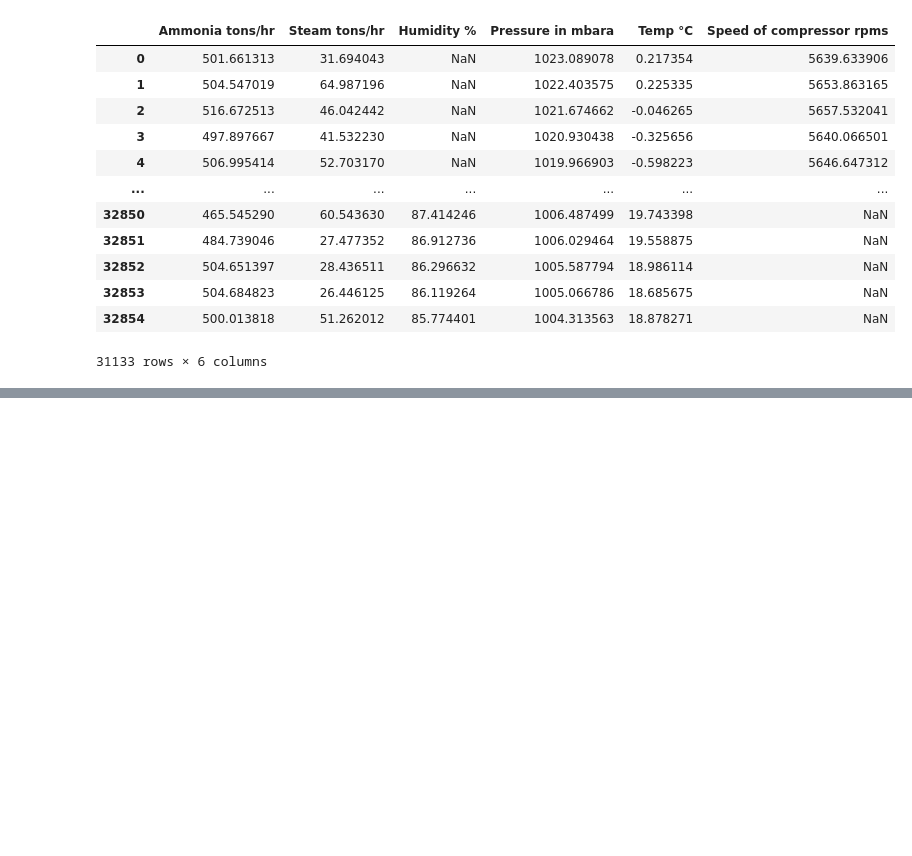
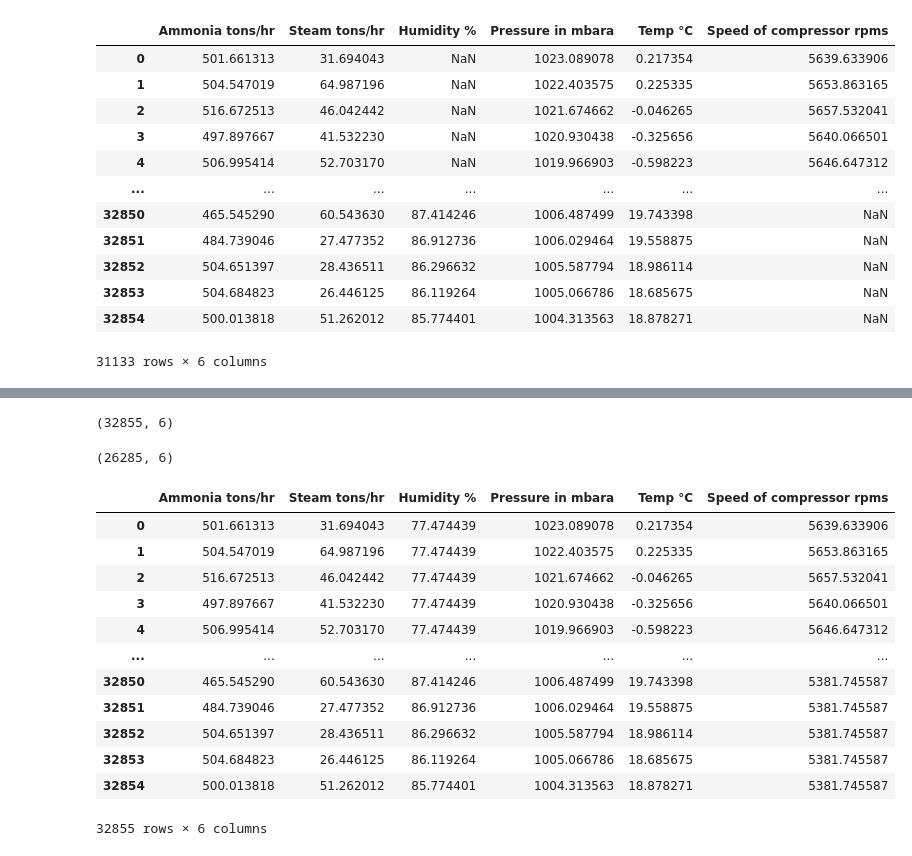
Before and after one commit to MurtazaJ/yara_challenge, a Jupyter notebook: visualisations.ipynb, the cells around one changed output, grey strips where cells are left out. Saved outputs shown, nothing was run; the diff lists cells and outputs as text; code cells hidden in the pictures; blank space fills up the shorter version.

```diff
--- a/visualisations.ipynb
+++ b/visualisations.ipynb
@@ -332 +339,5 @@ Speed of compressor rpms    2762
 dtype: int64
+# %%
+df.shape
+# %% [output]
+(32855, 6)
@@ -332,0 +351,21 @@ dtype: int64
+# %%
+df_test.shape
+# %% [output]
+(26285, 6)
+# %%
+df = df.fillna(df.mean())
+df
+# %% [output]
+|  | Ammonia tons/hr | Steam tons/hr | Humidity % | Pressure in mbara | Temp °C | Speed of compressor rpms |
+| 0 | 501.661313 | 31.694043 | 77.474439 | 1023.089078 | 0.217354 | 5639.633906 |
+| 1 | 504.547019 | 64.987196 | 77.474439 | 1022.403575 | 0.225335 | 5653.863165 |
+| 2 | 516.672513 | 46.042442 | 77.474439 | 1021.674662 | -0.046265 | 5657.532041 |
+| 3 | 497.897667 | 41.532230 | 77.474439 | 1020.930438 | -0.325656 | 5640.066501 |
+| 4 | 506.995414 | 52.703170 | 77.474439 | 1019.966903 | -0.598223 | 5646.647312 |
+| ... | ... | ... | ... | ... | ... | ... |
+| 32850 | 465.545290 | 60.543630 | 87.414246 | 1006.487499 | 19.743398 | 5381.745587 |
+| 32851 | 484.739046 | 27.477352 | 86.912736 | 1006.029464 | 19.558875 | 5381.745587 |
+| 32852 | 504.651397 | 28.436511 | 86.296632 | 1005.587794 | 18.986114 | 5381.745587 |
+| 32853 | 504.684823 | 26.446125 | 86.119264 | 1005.066786 | 18.685675 | 5381.745587 |
+| 32854 | 500.013818 | 51.262012 | 85.774401 | 1004.313563 | 18.878271 | 5381.745587 |
+32855 rows × 6 columns
```
Also changed, not shown: parts of 14 cells of this notebook, 4 other files.
